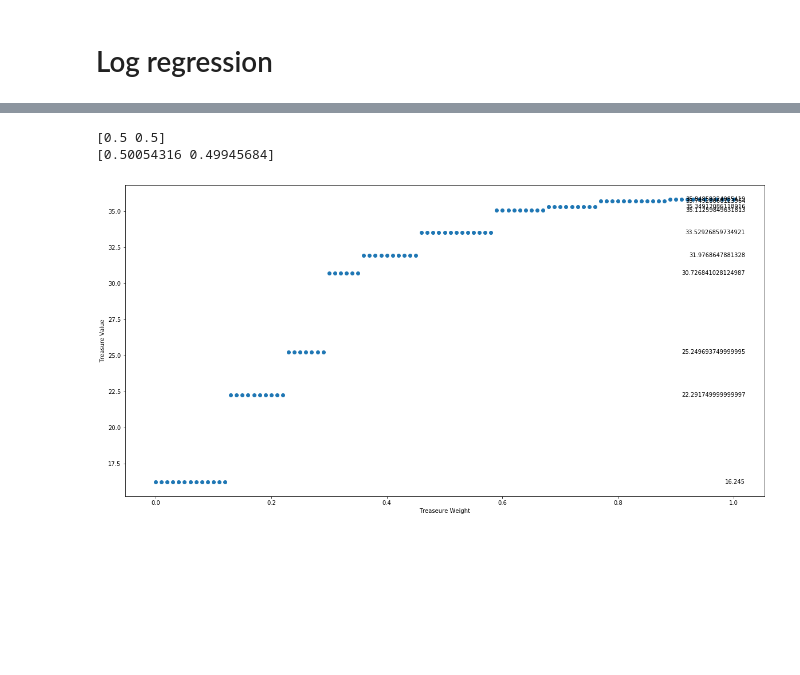
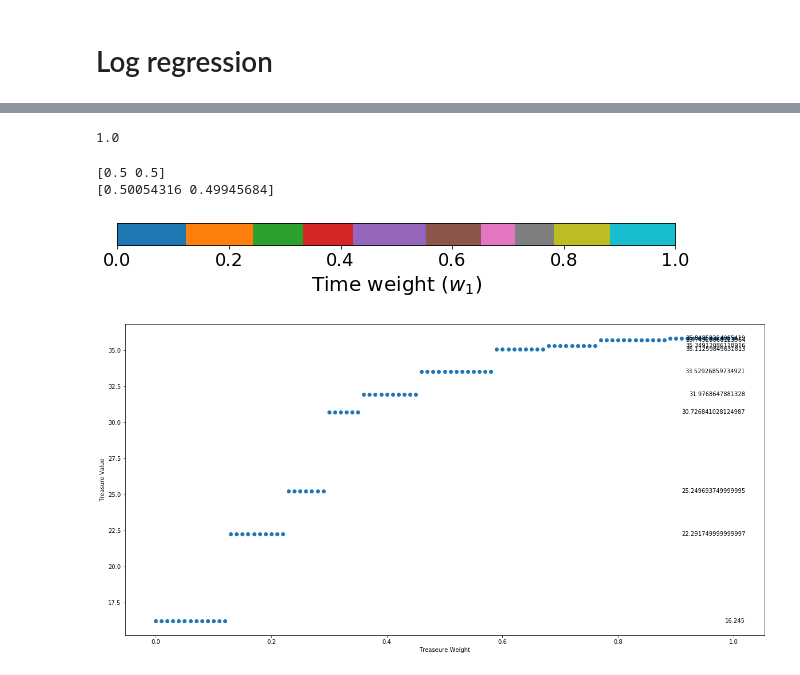
Before and after one commit to BenjaminEngelman/PreferenceElicitationMORL, a Jupyter notebook: explore.ipynb, the cells around one changed output, grey strips where cells are left out. Cells and saved outputs as stored; diff of their text form; code cells hidden in the pictures; blank space fills up the shorter version.

```diff
--- a/explore.ipynb
+++ b/explore.ipynb
@@ -104,3 +116,7 @@ for _ in range(20):
+# %%
+sum([-0.90422527, 0.87786113 , 1.02636414])
+# %% [output]
+1.0
 # %%
 w_prior = np.ones(len(hidden_weights)) / \
     len(hidden_weights)
@@ -151,6 +167,46 @@ def get_best_sol(weights):
             best_sol = sol
 
     return best_sol
+# %%
+import matplotlib.pyplot as plt
+
+colors = ["tab:blue", "tab:orange", "tab:green", "tab:red", "tab:purple", "tab:brown", "tab:pink", "tab:gray", "tab:olive", "tab:cyan"]
+
+trace = [0.1, 0.2, 0.3]
+
+optimal_weights = np.array([1, 0.])
+
+num_iter = 9
+y = np.arange(0, num_iter + 1, 0.01)
+
+weights_line = np.arange(0, 1.01, 0.01)
+
+figure, ax = plt.subplots(figsize=(10, 0.4))
+
+for i, sol in enumerate(BST_SOLUTIONS):
+
+    for time_weight in weights_line:
+        full_weight = [1-time_weight, time_weight]
+        if get_best_sol(full_weight) == sol:
+            plt.scatter(x=[time_weight]*len(y), y=y, c=colors[::-1][i], s=120)
+
+
+
+plt.xlim(xmin = 0, xmax=1)
+plt.ylim(ymin = 0, ymax=1)
+plt.yticks([])
+plt.xticks(fontsize=18)
+plt.xlabel("Time weight ($w_1$)", fontsize=20)
+# plt.ylabel("iteration")
+
+# plt.plot(trace, list(range(len(trace))), marker='o', color="black")
+
+# figure.tight_layout()
+# figure.subplots_adjust(bottom=0.16)
+# figure.legend(loc='lower center', frameon=True, fontsize=11, ncol=5)
+plt.savefig("figures/OLS_DST_BAR", bbox_inches='tight')
+# %% [output]
+[figure, added]
 # %%
 import matplotlib.pyplot as plt
 
```
Also changed, not shown: parts of 145 cells of this notebook, 16 other files.
